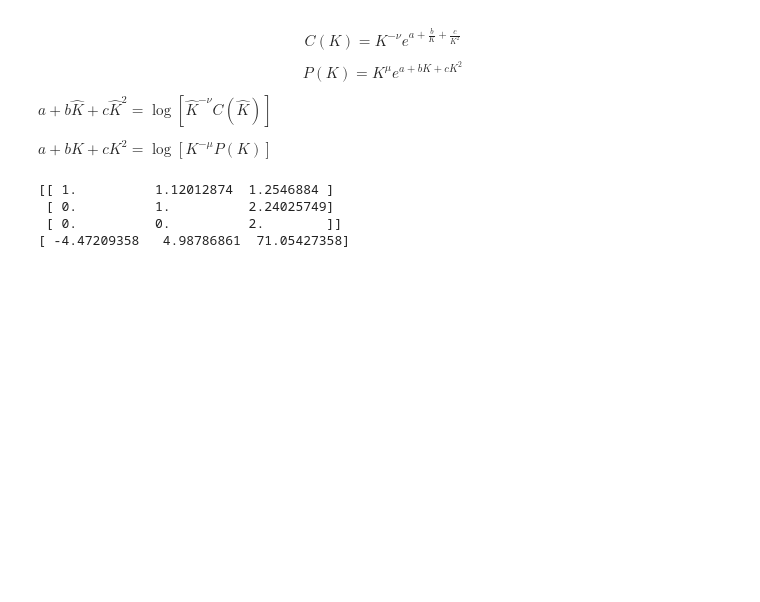
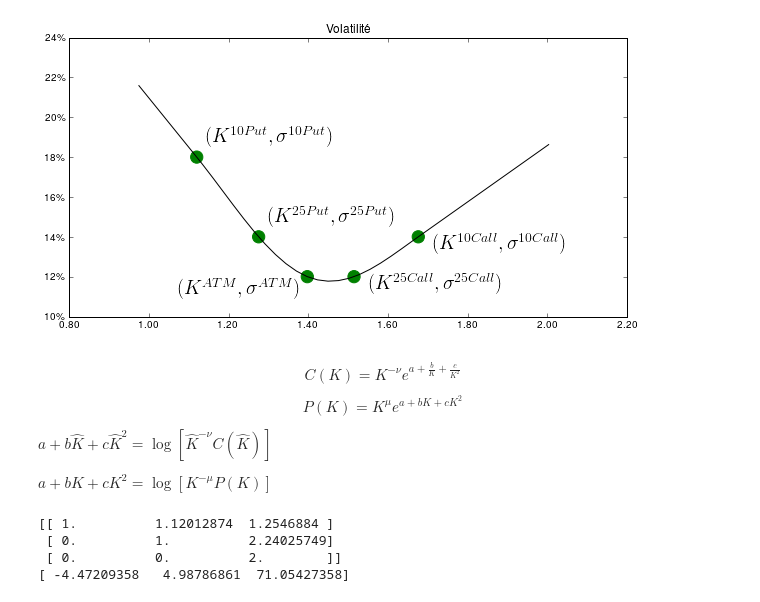
Before and after one commit to rguillemot/Formation_Finance, a Jupyter notebook: Forex_Credit_Equity/notebook/FX Option.ipynb, the cells around one changed output. Saved outputs shown, nothing was run; the diff lists cells and outputs as text; code cells hidden in the pictures; blank space fills up the shorter version.

```diff
--- a/Forex_Credit_Equity/notebook/FX Option.ipynb
+++ b/Forex_Credit_Equity/notebook/FX Option.ipynb
@@ -283,3 +318,9 @@ K 10CALL : 127548288
+# %%
+fig, ax = plt.subplots(figsize=(10,5))
+FXMod.plot_smile(ax)
+plt.savefig('../figures/fxopt-smile.png', bbox_inches='tight')
+# %% [output]
+[figure, added]
 # %% [markdown]
 $$C(K)=K^{-\nu}e^{a+\frac{b}{K}+\frac{c}{K^2}}$$
 $$P(K)=K^{\mu}e^{a+b K+cK^2}$$
```
Also changed, not shown: parts of 3 cells of this notebook, 8 other files.
